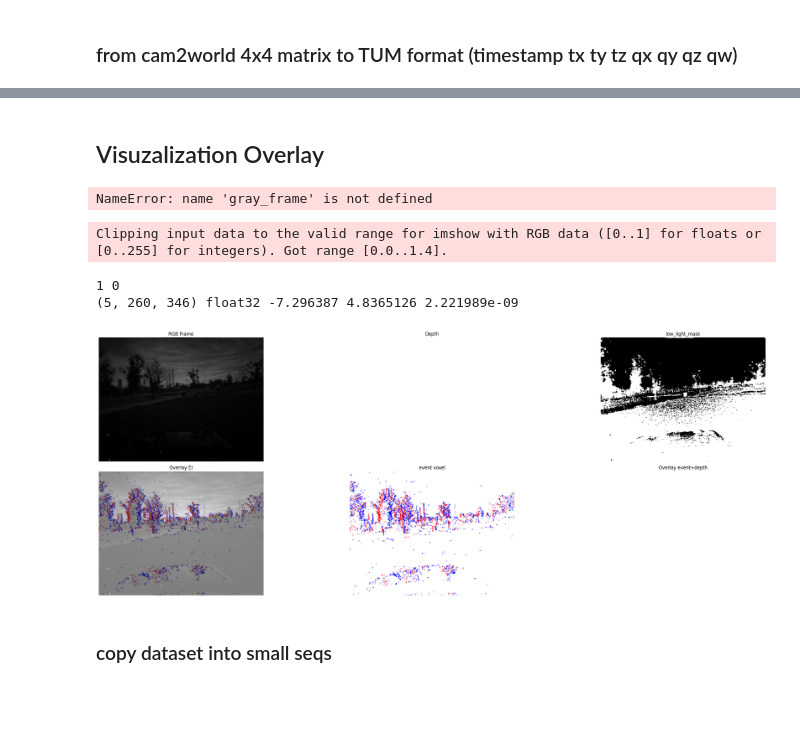
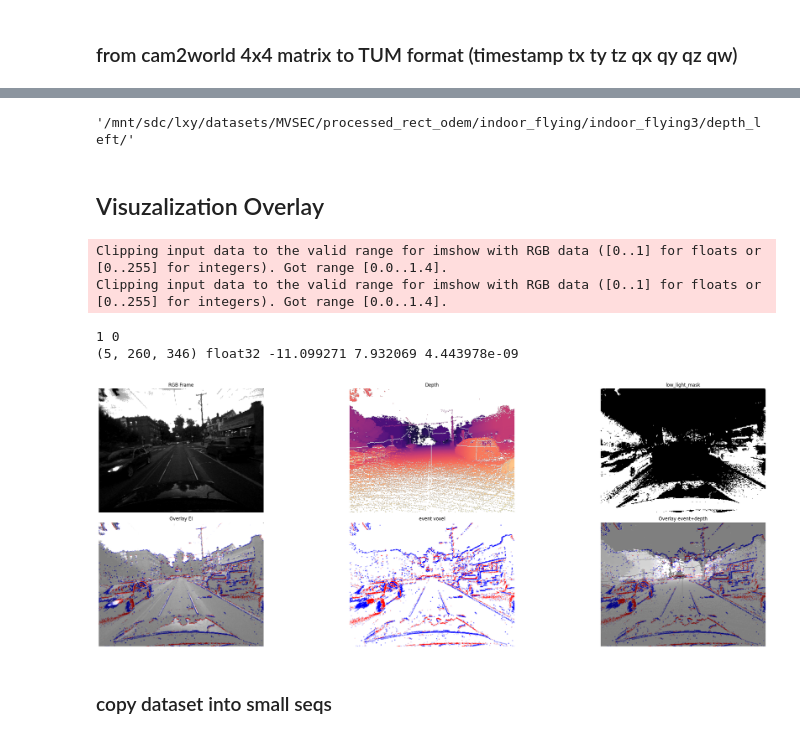
Before and after one commit to Candy-Crusher/event_lowlight_3d, a Jupyter notebook: datasets_preprocess/preprocess_mvsec_depthwpose_rect_odem.ipynb, the cells around one changed output, grey strips where cells are left out. Cells and saved outputs as stored; diff of their text form; code cells hidden in the pictures; blank space fills up the shorter version.

```diff
--- a/datasets_preprocess/preprocess_mvsec_depthwpose_rect_odem.ipynb
+++ b/datasets_preprocess/preprocess_mvsec_depthwpose_rect_odem.ipynb
@@ -176,9 +176,9 @@ def mvsecRectifyEvents(events, x_map, y_map):
 
 root_dir = '/mnt/sdc/lxy/datasets/MVSEC/OpenDataLab___MVSEC/raw/MVSEC/hdf5/'
 # scenario = 'outdoor_night'
-# scenario = 'indoor_flying'
-scenario = 'outdoor_day'
-split = '1'
+scenario = 'indoor_flying'
+# scenario = 'outdoor_day'
+split = '3'
 data_path = root_dir + f'{scenario}/{scenario}{split}_data.hdf5'
 gt_path = root_dir + f'{scenario}/{scenario}{split}_gt.hdf5'
 
@@ -1090,3 +970,7 @@ save_root
+# %%
+depth_root
+# %% [output]
+'/mnt/sdc/lxy/datasets/MVSEC/processed_rect_odem/indoor_flying/indoor_flying3/depth_left/'
 # %%
 # Ensure directories exist
 os.makedirs(depth_root, exist_ok=True)
@@ -1221,20 +1105,12 @@ def render_event_voxels(event_stream):
         img_pos_inds.append(idx_pos)
         img_neg_inds.append(idx_neg)
     return np.array(img_outs), np.array(img_0_inds), np.array(img_pos_inds), np.array(img_neg_inds)
-# %%
-plt.hist(gray_frame.ravel(), 256, [0, 256])
-# %% [output]
-NameError: name 'gray_frame' is not defined
 # %%
 import cv2
 import os
 import numpy as np
 import copy
 
-# scenario = 'indoor_flying'
-# scenario = 'outdoor_night'
-scenario = 'outdoor_day'
-split = '1'
 save_root = '/mnt/sdc/lxy/datasets/MVSEC/processed_rect_odem/' + f'{scenario}/{scenario}{split}/'
 depth_root = save_root + 'depth_left/'
 depth_filted_root = save_root + 'depth_filtered_left/'
@@ -1253,7 +1129,7 @@ event_root = save_root + 'event_left/event_voxel_left/'
 event_template = '_event.hdf5'
 os.makedirs(event_root, exist_ok=True)
 
-idx = 1396
+idx = 1000
 depth_path = depth_root + f'{idx:06d}' + depth_template
 depth_filted_path = depth_filted_root + f'{idx:06d}' + depth_template
 image_path = image_root + f'{idx:06d}' + image_template
@@ -1328,35 +1204,36 @@ axes[0,1].imshow(np.log(depth_map+1e-6), cmap='magma_r')
 axes[0,1].set_title("Depth")
 axes[0,1].axis('off')
 
 # 显示low light mask
 axes[0,2].imshow(low_light_mask, cmap='gray')
 axes[0,2].set_title("low_light_mask")
 axes[0,2].axis('off')
 # low_light_mask colorbar
 
 
 # 显示 EI图像
 axes[1,0].imshow(overlay_EI)
 axes[1,0].set_title("Overlay EI")
 axes[1,0].axis('off')
 
 # 显示 Depth 图像
 axes[1,1].imshow(rendered_events[0])
 axes[1,1].set_title("event voxel")
 axes[1,1].axis('off')
 
 # 显示叠加图像
 axes[1,2].imshow(overlay_event)
 axes[1,2].set_title("Overlay event+depth")
 axes[1,2].axis('off')
 
 plt.tight_layout()
 plt.show()
 # %% [output]
 Clipping input data to the valid range for imshow with RGB data ([0..1] for floats or [0..255] for integers). Got range [0.0..1.4].
+Clipping input data to the valid range for imshow with RGB data ([0..1] for floats or [0..255] for integers). Got range [0.0..1.4].
 1 0
-(5, 260, 346) float32 -7.296387 4.8365126 2.221989e-09
+(5, 260, 346) float32 -11.099271 7.932069 4.443978e-09
-[figure, old version]
+[figure, new version]
 # %% [markdown]
 ### copy dataset into small seqs
 # %%
```
Also changed, not shown: parts of 21 cells of this notebook, 2 other files.
